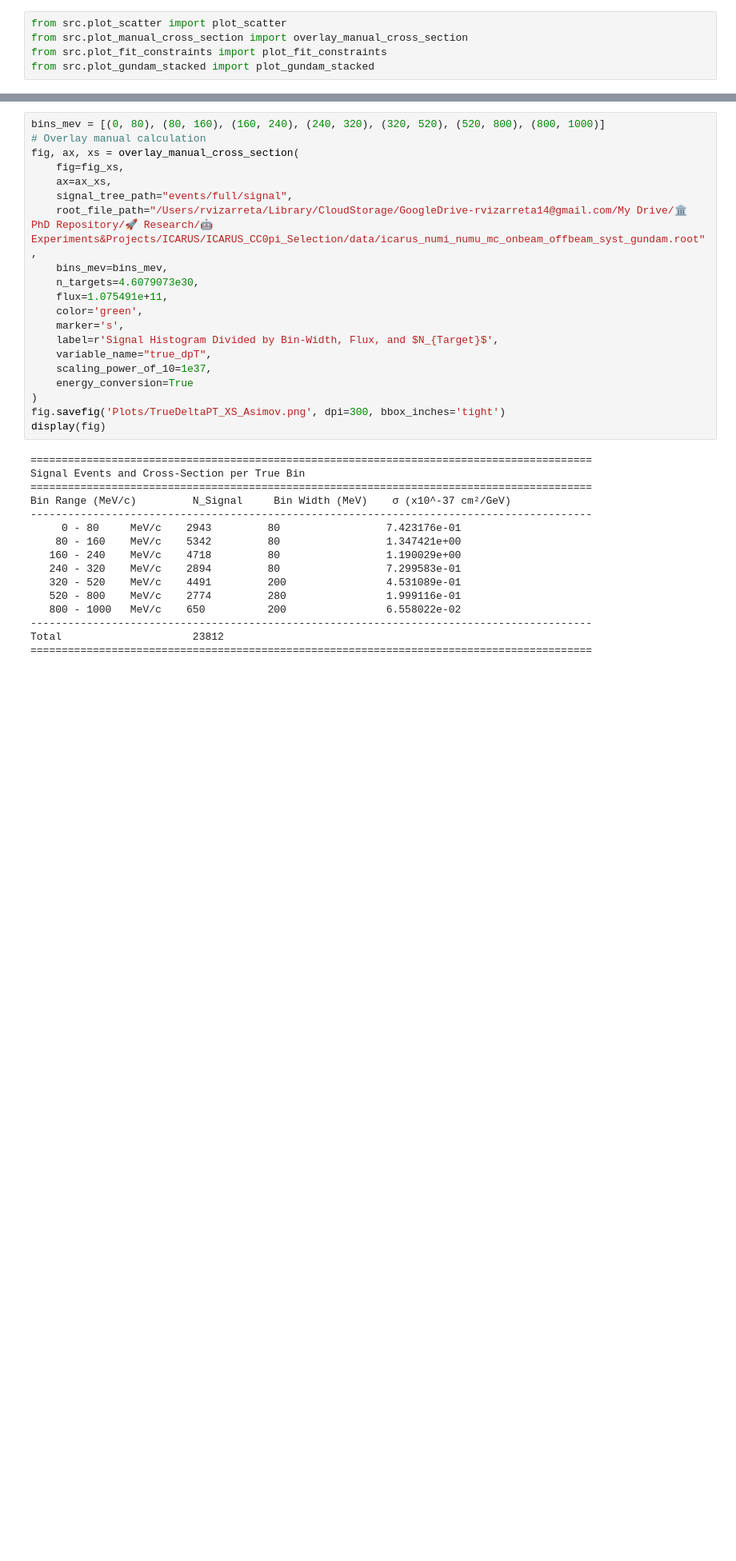
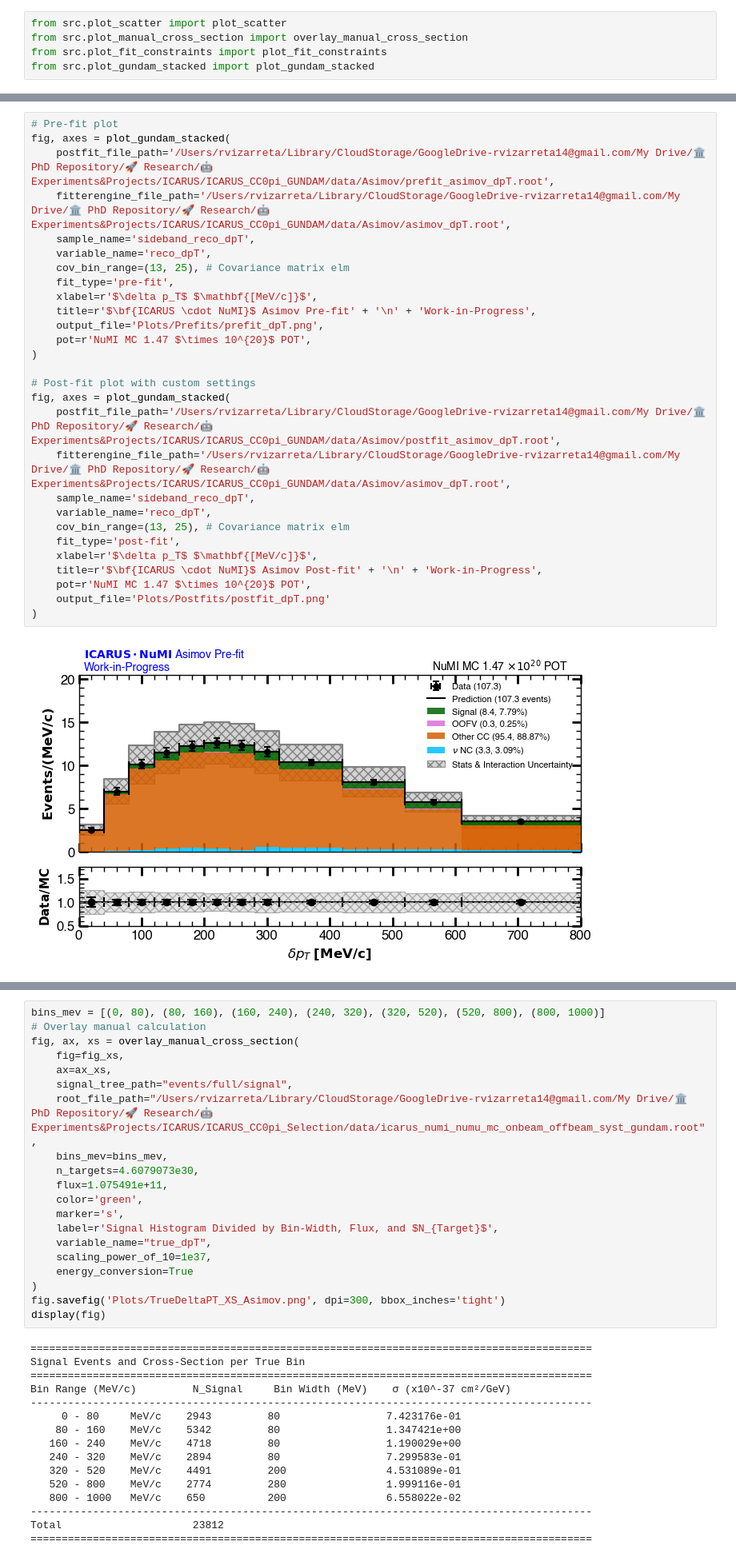
Before and after one commit to rvizarreta/gundam-icarus, a Jupyter notebook: Notebooks/Asimov_Studies.ipynb, the cells around one changed output, grey strips where cells are left out. Shown at 80% size. Cells and saved outputs as stored; diff of their text form; blank space fills up the shorter version.

```diff
--- a/Notebooks/Asimov_Studies.ipynb
+++ b/Notebooks/Asimov_Studies.ipynb
@@ -31,0 +37,30 @@ Warning: Category 10 not found at toyGen/plots/histograms/signal_dpT/reco_dpT/ca
+# %%
+# Pre-fit plot
+fig, axes = plot_gundam_stacked(
+    postfit_file_path='/Users/rvizarreta/Library/CloudStorage/GoogleDrive-rvizarreta14@gmail.com/My Drive/🏛 PhD Repository/🚀 Research/🤖 Experiments&Projects/ICARUS/ICARUS_CC0pi_GUNDAM/data/Asimov/prefit_asimov_dpT.root',
+    fitterengine_file_path='/Users/rvizarreta/Library/CloudStorage/GoogleDrive-rvizarreta14@gmail.com/My Drive/🏛 PhD Repository/🚀 Research/🤖 Experiments&Projects/ICARUS/ICARUS_CC0pi_GUNDAM/data/Asimov/asimov_dpT.root',
+    sample_name='sideband_reco_dpT',
+    variable_name='reco_dpT',
+    cov_bin_range=(13, 25), # Covariance matrix elm
+    fit_type='pre-fit',
+    xlabel=r'$\delta p_T$ $\mathbf{[MeV/c]}$',
+    title=r'$\bf{ICARUS \cdot NuMI}$ Asimov Pre-fit' + '\n' + 'Work-in-Progress',
+    output_file='Plots/Prefits/prefit_dpT.png',
+    pot=r'NuMI MC 1.47 $\times 10^{20}$ POT',
+)
+
+# Post-fit plot with custom settings
+fig, axes = plot_gundam_stacked(
+    postfit_file_path='/Users/rvizarreta/Library/CloudStorage/GoogleDrive-rvizarreta14@gmail.com/My Drive/🏛 PhD Repository/🚀 Research/🤖 Experiments&Projects/ICARUS/ICARUS_CC0pi_GUNDAM/data/Asimov/postfit_asimov_dpT.root',
+    fitterengine_file_path='/Users/rvizarreta/Library/CloudStorage/GoogleDrive-rvizarreta14@gmail.com/My Drive/🏛 PhD Repository/🚀 Research/🤖 Experiments&Projects/ICARUS/ICARUS_CC0pi_GUNDAM/data/Asimov/asimov_dpT.root',
+    sample_name='sideband_reco_dpT',
+    variable_name='reco_dpT',
+    cov_bin_range=(13, 25), # Covariance matrix elm
+    fit_type='post-fit',
+    xlabel=r'$\delta p_T$ $\mathbf{[MeV/c]}$',
+    title=r'$\bf{ICARUS \cdot NuMI}$ Asimov Post-fit' + '\n' + 'Work-in-Progress',
+    pot=r'NuMI MC 1.47 $\times 10^{20}$ POT',
+    output_file='Plots/Postfits/postfit_dpT.png'
+)
+# %% [output]
+[figure, added]
```
Also changed, not shown: parts of 7 cells of this notebook, 2 other files.
